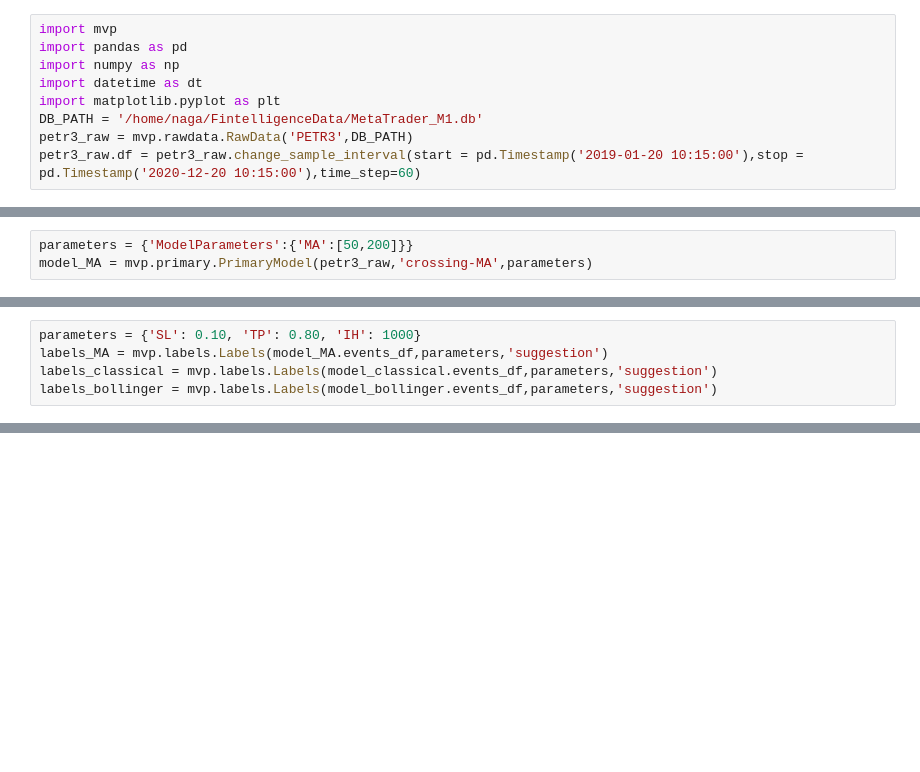
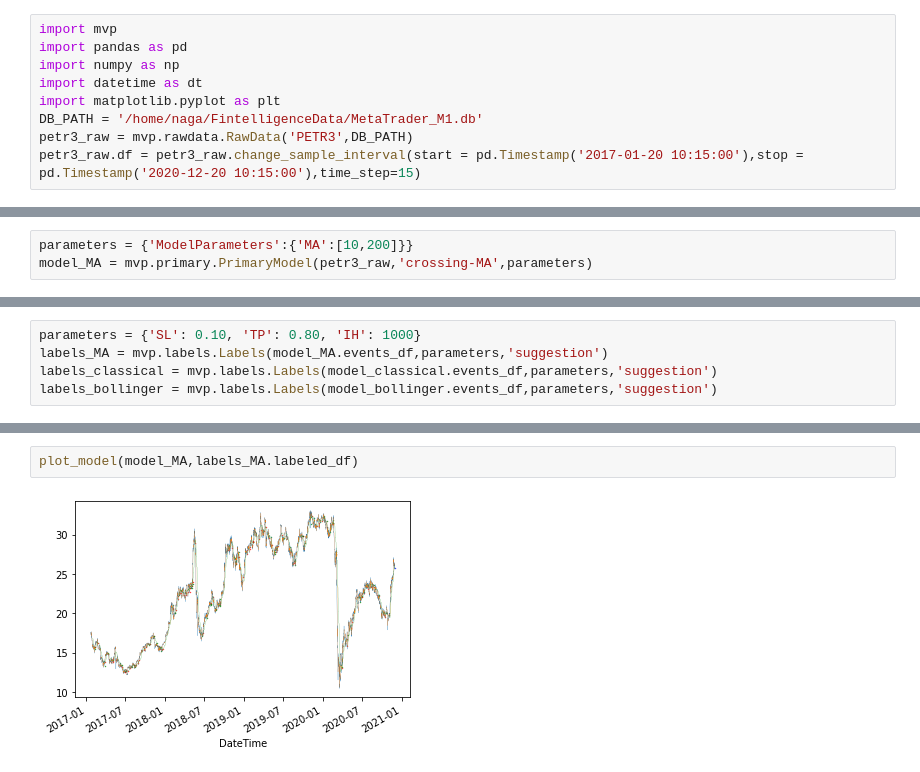
Before and after one commit to Fintellingence/MVP, a Jupyter notebook: mvp/notebooks/Visualization.ipynb, the cells around one changed output, grey strips where cells are left out. Drawn from its saved outputs; the diff is of its cells as text; blank space fills up the shorter version.

```diff
--- a/mvp/notebooks/Visualization.ipynb
+++ b/mvp/notebooks/Visualization.ipynb
@@ -6,12 +6,12 @@ import datetime as dt
 import matplotlib.pyplot as plt
 DB_PATH = '/home/naga/FintelligenceData/MetaTrader_M1.db'
 petr3_raw = mvp.rawdata.RawData('PETR3',DB_PATH)
-petr3_raw.df = petr3_raw.change_sample_interval(start = pd.Timestamp('2019-01-20 10:15:00'),stop = pd.Timestamp('2020-12-20 10:15:00'),time_step=60)
+petr3_raw.df = petr3_raw.change_sample_interval(start = pd.Timestamp('2017-01-20 10:15:00'),stop = pd.Timestamp('2020-12-20 10:15:00'),time_step=15)
 # %%
 parameters = {'ModelParameters':{'threshold':0.01}}
 model_classical = mvp.primary.PrimaryModel(petr3_raw,'classical-filter',parameters)
 # %%
-parameters = {'ModelParameters':{'MA':[50,200]}}
+parameters = {'ModelParameters':{'MA':[10,200]}}
 model_MA = mvp.primary.PrimaryModel(petr3_raw,'crossing-MA',parameters)
 # %%
 parameters = {'ModelParameters':{'MA':[100],'DEV':[100],'K_value':2}}
@@ -49,0 +94,4 @@ plot_model(model_bollinger,labels_bollinger.labeled_df)
+# %%
+plot_model(model_MA,labels_MA.labeled_df)
+# %% [output]
+[figure, added]
```
Also changed, not shown: parts of 4 cells of this notebook, 1 other file.
